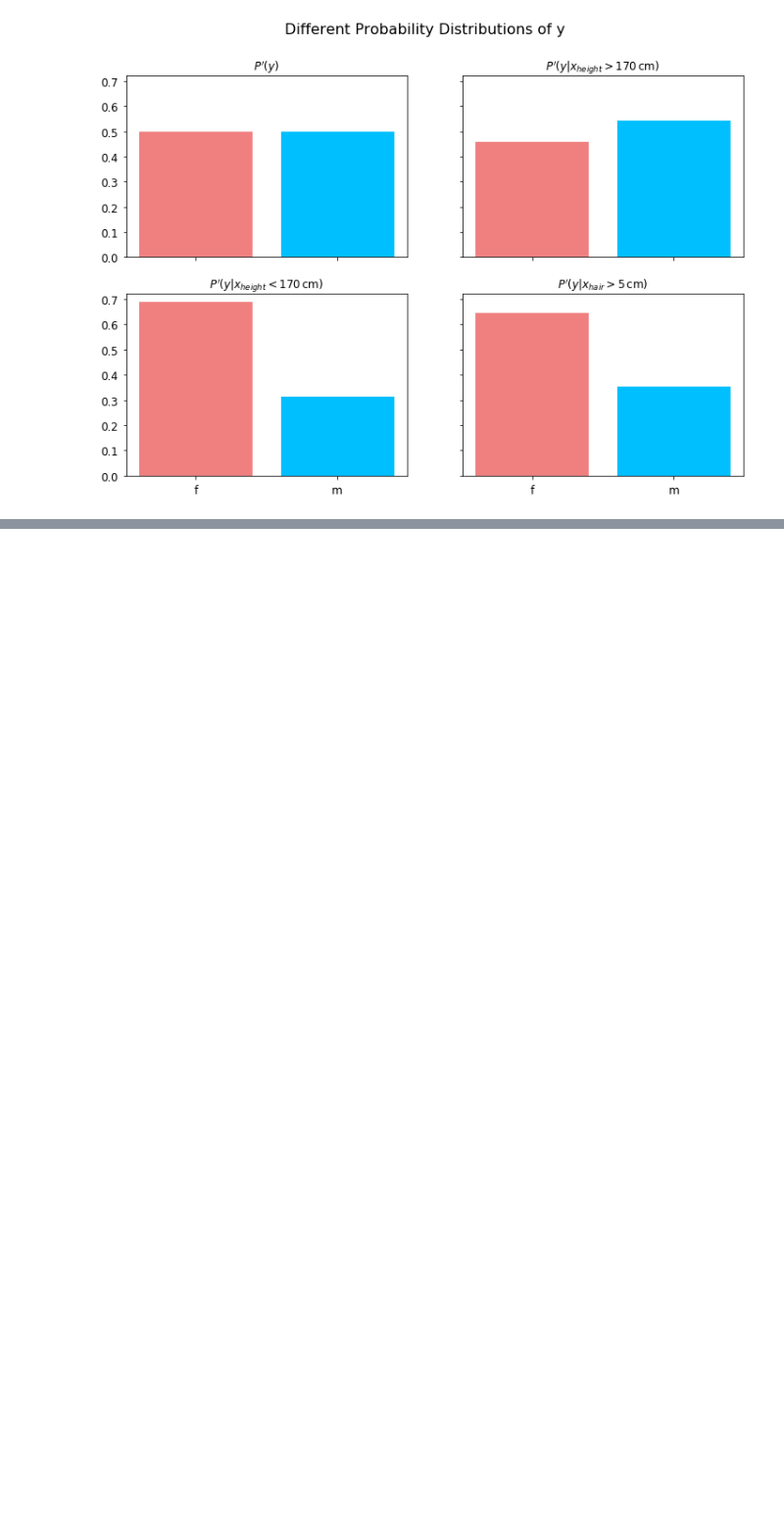
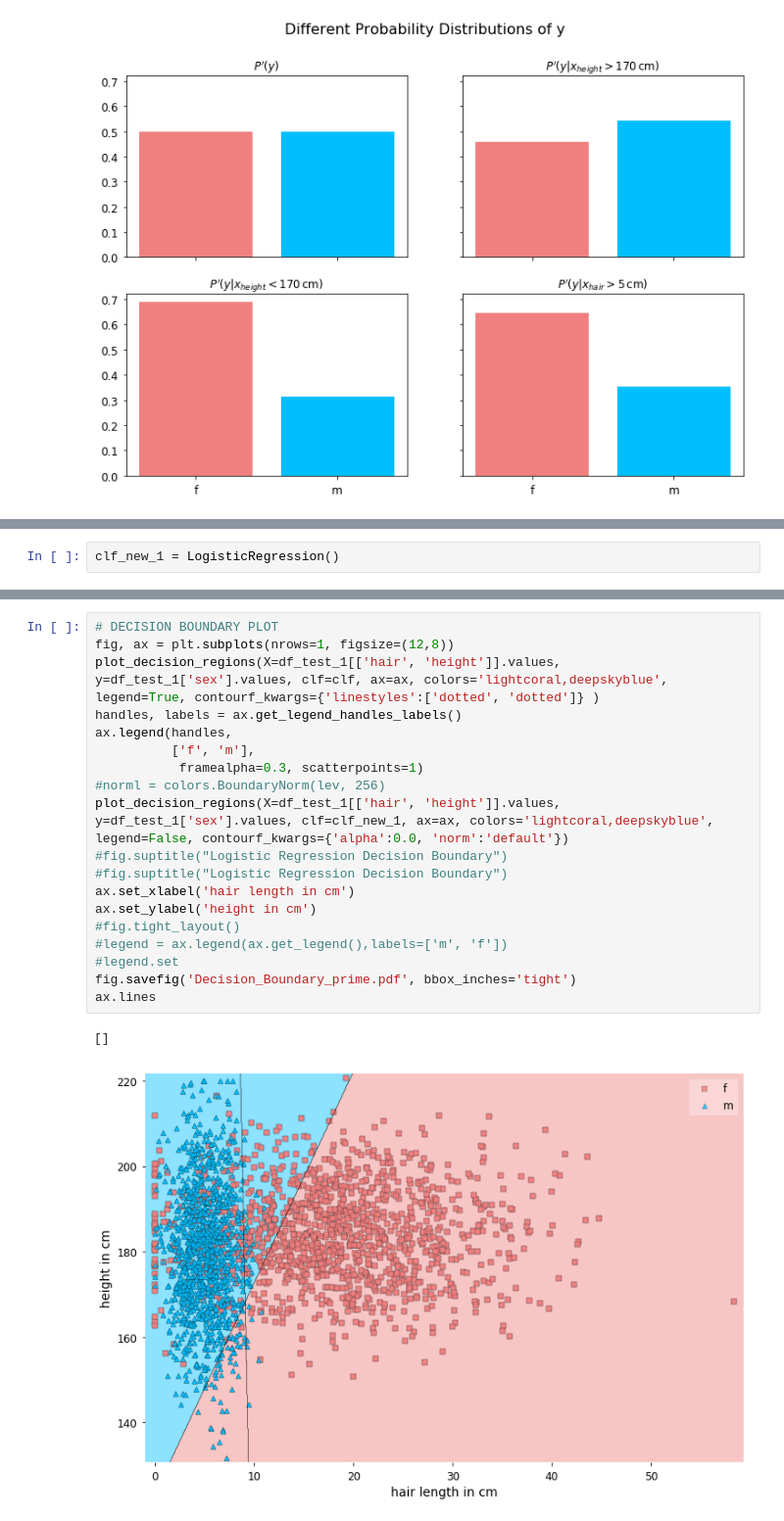
Before and after one commit to Jodahr/learning, a Jupyter notebook: logging/male_or_female.ipynb, the cells around one changed output, grey strips where cells are left out. Shown at 98% size. Drawn from its saved outputs; the diff is of its cells as text; blank space fills up the shorter version.

```diff
--- a/logging/male_or_female.ipynb
+++ b/logging/male_or_female.ipynb
@@ -239,0 +250,2 @@ fig.savefig('cond_pprimey.pdf', bbox_inches='tight')
+# %%
+clf_new_1 = LogisticRegression()
@@ -239,0 +259,22 @@ fig.savefig('cond_pprimey.pdf', bbox_inches='tight')
+# %%
+# DECISION BOUNDARY PLOT
+fig, ax = plt.subplots(nrows=1, figsize=(12,8))
+plot_decision_regions(X=df_test_1[['hair', 'height']].values, y=df_test_1['sex'].values, clf=clf, ax=ax, colors='lightcoral,deepskyblue', legend=True, contourf_kwargs={'linestyles':['dotted', 'dotted']} )
+handles, labels = ax.get_legend_handles_labels()
+ax.legend(handles,
+          ['f', 'm'],
+           framealpha=0.3, scatterpoints=1)
+#norml = colors.BoundaryNorm(lev, 256)
+plot_decision_regions(X=df_test_1[['hair', 'height']].values, y=df_test_1['sex'].values, clf=clf_new_1, ax=ax, colors='lightcoral,deepskyblue', legend=False, contourf_kwargs={'alpha':0.0, 'norm':'default'})
+#fig.suptitle("Logistic Regression Decision Boundary")
+#fig.suptitle("Logistic Regression Decision Boundary")
+ax.set_xlabel('hair length in cm')
+ax.set_ylabel('height in cm')
+#fig.tight_layout()
+#legend = ax.legend(ax.get_legend(),labels=['m', 'f'])
+#legend.set
+fig.savefig('Decision_Boundary_prime.pdf', bbox_inches='tight')
+ax.lines
+# %% [output]
+[]
+[figure, added]
```
Also changed, not shown: parts of 38 cells of this notebook.
